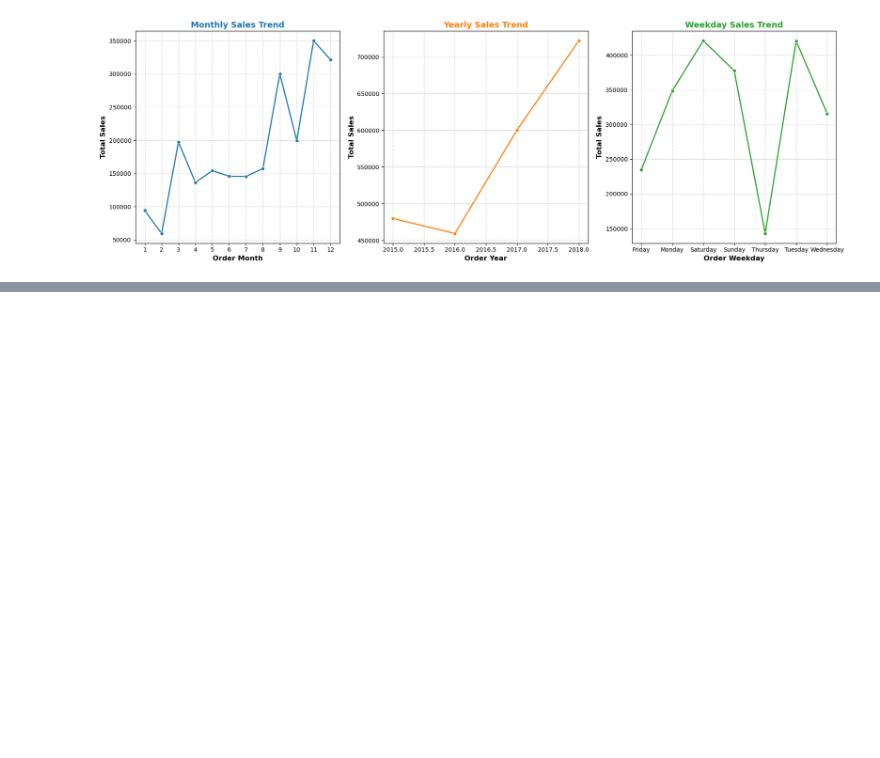
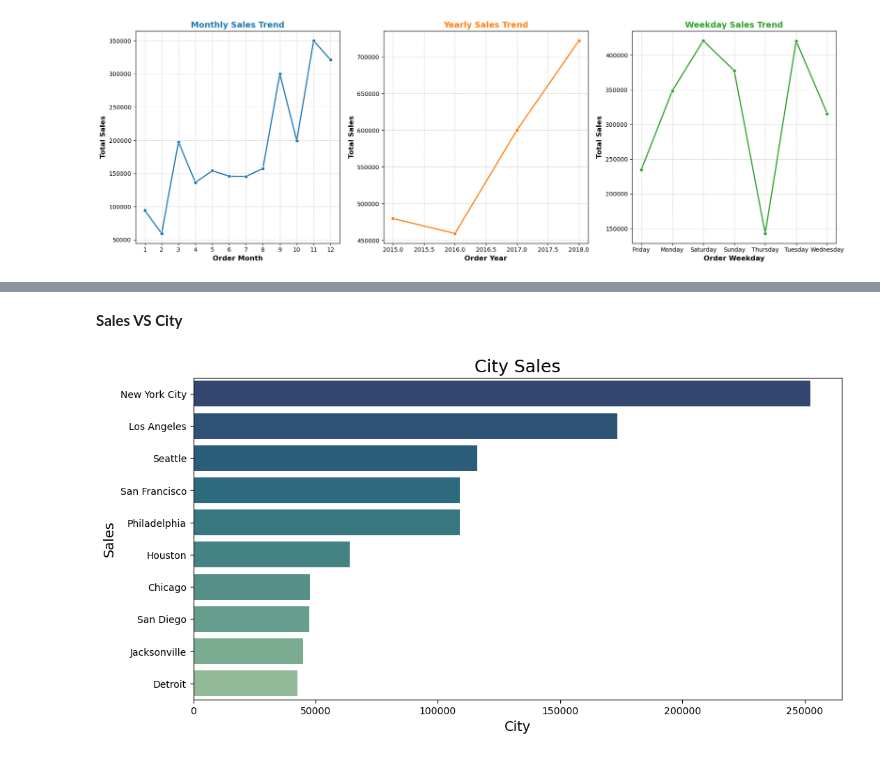
Before and after one commit to danisharain12/Exploratory-Data-Analysis-Projects, a Jupyter notebook: USA Super Store Sales Analysis/Super Store Sales Analysis.ipynb, the cells around one changed output, grey strips where cells are left out. Cells and saved outputs as stored; diff of their text form; code cells hidden in the pictures; blank space fills up the shorter version.

```diff
--- a/USA Super Store Sales Analysis/Super Store Sales Analysis.ipynb
+++ b/USA Super Store Sales Analysis/Super Store Sales Analysis.ipynb
@@ -579,0 +579,16 @@ sns.scatterplot(x=df['Sales'], y=df['Order ID'].map(df['Order ID'].value_counts(
+# %% [markdown]
+**Sales VS City**
+# %%
+city = df.groupby('City')['Sales'].sum().sort_values(ascending=False).head(10)
+plt.figure(figsize=(12,6))
+plt.subplot(1,1,1)
+
+city = df.groupby('City')['Sales'].sum().sort_values(ascending=False).head(10)
+sns.barplot(x=city.values, y=city.index, palette = 'crest_r')
+
+plt.xlabel('City', fontsize=14)
+plt.ylabel('Sales', fontsize=14)
+plt.title('City Sales', fontsize=18)
+plt.show()
+# %% [output]
+[figure, added]
```
Also changed, not shown: parts of 26 cells of this notebook.
